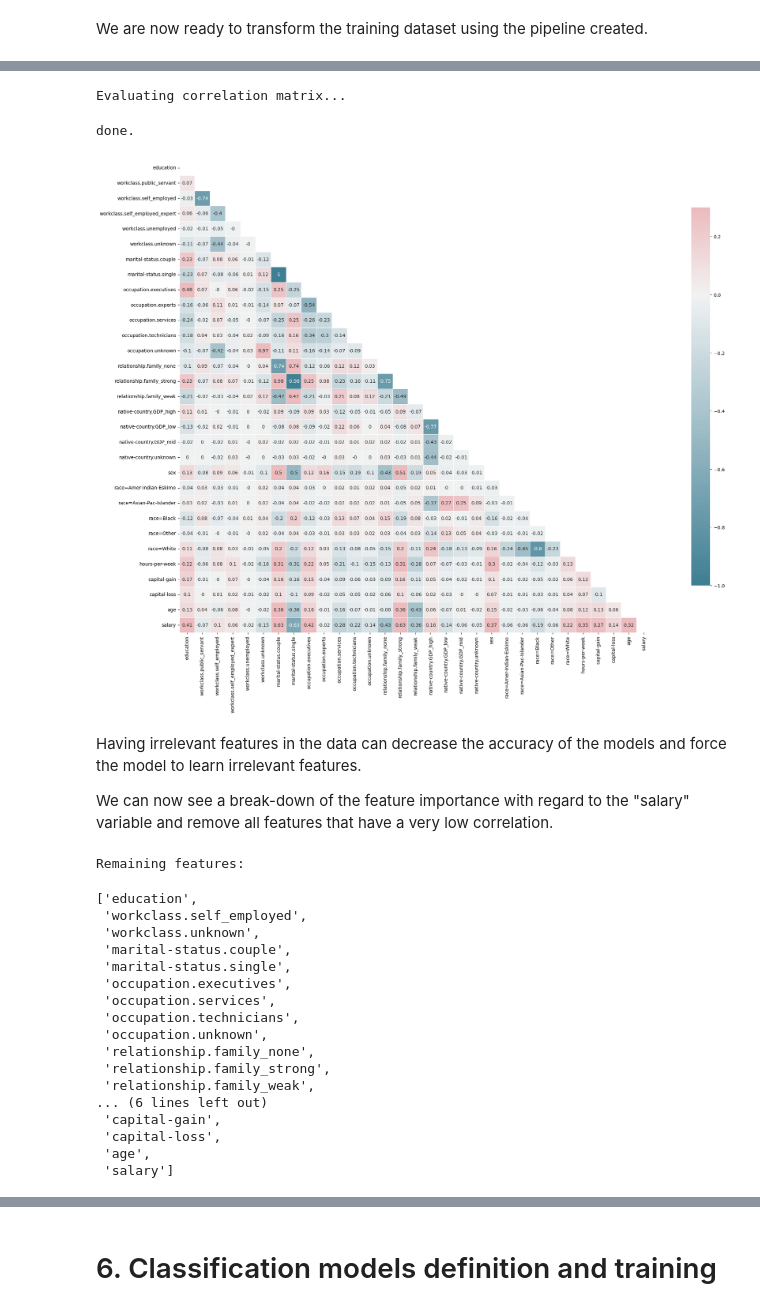
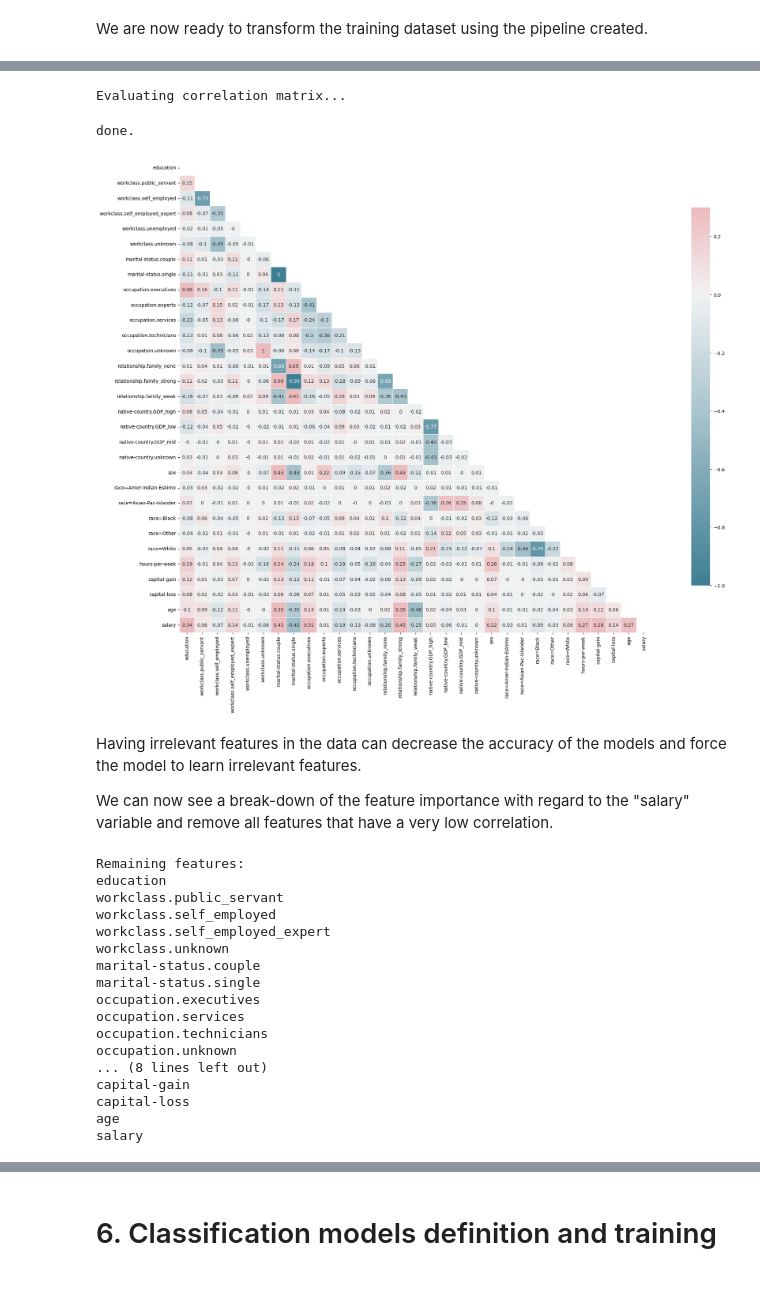
Before and after one commit to olivier-2018/Adv_ML_techniques_for_imbalanced_dataset, a Jupyter notebook: advML_census_adult_dataset.ipynb, the cells around one changed output, grey strips where cells are left out. Cells and saved outputs as stored; diff of their text form; code cells hidden in the pictures.

Commit message:
removed poetry, added venv, clean-up notebook, added results to README

```diff
--- a/advML_census_adult_dataset.ipynb
+++ b/advML_census_adult_dataset.ipynb
@@ -1247,0 +885,8 @@ Pipeline(steps=[('Feats',
+# %%
+train_df = train_df.drop('education-num', axis=1)
+test_df = test_df.drop('education-num', axis=1)
+
+train_df = train_df.drop('final-weight', axis=1)
+test_df = test_df.drop('final-weight', axis=1)
+
+train_df.columns
@@ -1274,0 +1349,12 @@ test_dataset.tail()
+# %%
+# Feature transform pipeline
+pipe = Pipeline([ ('Feats', FeatureUnion_CT(Feats)),
+                 ])
+
+transformed_train_df = pipe.fit_transform(train_df)
+transformed_train_df["salary"] = train_df["salary"]
+
+transformed_test_df = pipe.transform(test_df)
+transformed_test_df["salary"] = test_df["salary"]
+
+transformed_train_df.tail()
@@ -1275,50 +1368,40 @@ test_dataset.tail()
 # %%
-# Re-ordering columns
-cols = training_dataset.columns.tolist()
-cols.sort(key = 'salary'.__eq__)
-training_dataset = training_dataset.reindex(columns=cols)
-
 # Evaluation correlations
-corr_matrix = evaluate_correlation(training_dataset)
+corr_matrix = evaluate_correlation(transformed_train_df)
 
 # Generate a correlation matrix heat map
 plot_correlation(corr_matrix, width=30)
 # %% [output]
 Evaluating correlation matrix...
 done.
-[figure, old version]
+[figure, new version]
 # %% [markdown]
 Having irrelevant features in the data can decrease the accuracy of the models and force the model to learn irrelevant features.
 
 We can now see a break-down of the feature importance with regard to the "salary" variable and remove all features that have a very low correlation.
 # %%
 # Filter features above a certain correlation threshold
-threshold = 0.08
-feature_list_clean = corr_matrix["salary"].loc[abs(corr_matrix["salary"]) > threshold].index.tolist()
-
-# Filter training and test datasets
-training_dataset_clean = training_dataset[feature_list_clean]
-test_dataset_clean = test_dataset[feature_list_clean]
+threshold = 0.05
+important_feature_list = corr_matrix["salary"].loc[abs(corr_matrix["salary"]) > threshold].index.tolist()
 
 # Printing remaining features
 print( "Remaining features:")
-training_dataset_clean.columns.tolist()
+print("\n".join(important_feature_list))
 # %% [output]
 Remaining features:
+education
+workclass.public_servant
+workclass.self_employed
+workclass.self_employed_expert
+workclass.unknown
+marital-status.couple
+marital-status.single
+occupation.executives
+occupation.services
+occupation.technicians
+occupation.unknown
+... (8 lines left out)
+capital-gain
+capital-loss
+age
+salary
-['education',
- 'workclass.self_employed',
- 'workclass.unknown',
- 'marital-status.couple',
- 'marital-status.single',
- 'occupation.executives',
- 'occupation.services',
- 'occupation.technicians',
- 'occupation.unknown',
- 'relationship.family_none',
- 'relationship.family_strong',
- 'relationship.family_weak',
-... (6 lines left out)
- 'capital-gain',
- 'capital-loss',
- 'age',
- 'salary']
```
Also changed, not shown: parts of 117 cells of this notebook, 6 other files.
